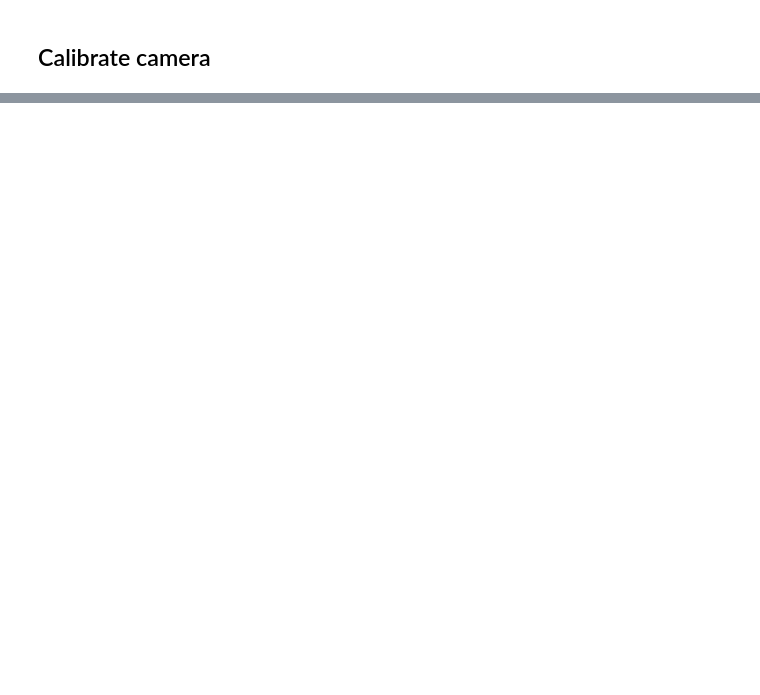
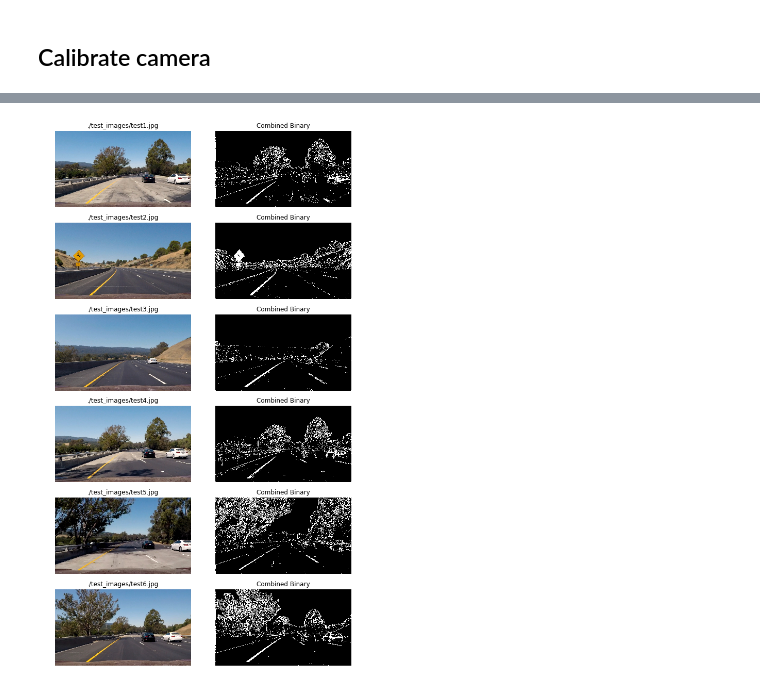
Before and after one commit to hafizur-rahman/CarND-Advanced-Lane-Lines, a Jupyter notebook: AdvancedLaneFindingPipeline.ipynb, the cells around one changed output, grey strips where cells are left out. Saved outputs shown, nothing was run; the diff lists cells and outputs as text; code cells hidden in the pictures; blank space fills up the shorter version.

```diff
--- a/AdvancedLaneFindingPipeline.ipynb
+++ b/AdvancedLaneFindingPipeline.ipynb
@@ -209,20 +2,0 @@ demo_birds_eye_view(test_images, mtx, dist)
-# %%
-import numpy as np
-
-img = mpimage.imread('./test_images/straight_lines1.jpg')
-_, binary_warped, _,_,_,_ = birds_eye_view(test_images[0][1], mtx, dist)
-
-f, (ax1, ax2) = plt.subplots(1, 2, figsize=(20,5))
-f.subplots_adjust(hspace = .2, wspace=.05)
-
-# Assuming you have created a warped binary image called "binary_warped"
-# Take a histogram of the bottom half of the image
-histogram = np.sum(binary_warped[binary_warped.shape[0]//2:,:], axis=0)
-
-ax1.imshow(binary_warped, cmap='gray')
-ax1.set_title('Warped Image with dest. points drawn', fontsize=20)
-
-ax2.plot(histogram)
-ax2.set_title('Histogram', fontsize=20)
-
-plt.show()
@@ -515,0 +59,26 @@ Wall time: 2min 19s
+# %%
+from transform import *
+
+def demo_pipeline(images):
+    f, axis = plt.subplots(6, 2, figsize=(8, 16))
+    axis = axis.ravel()
+    f.tight_layout()
+
+    for i in range(0, len(images)):
+        image = images[i][1]
+        binary = pipeline(image)
+
+        axis[i*2].axis('off')
+        axis[i*2].imshow(image)
+        axis[i*2].set_title(images[i][0], fontsize=12)
+
+        axis[i*2+1].axis('off')
+        axis[i*2+1].imshow(binary, cmap='gray')
+        axis[i*2+1].set_title('Combined Binary', fontsize=12)
+
+    plt.subplots_adjust(left=0., right=1, top=0.9, bottom=0.)
+    plt.show()
+
+demo_pipeline(test_images)
+# %% [output]
+[figure, added]
```
Also changed, not shown: parts of 41 cells of this notebook, 5 other files.
